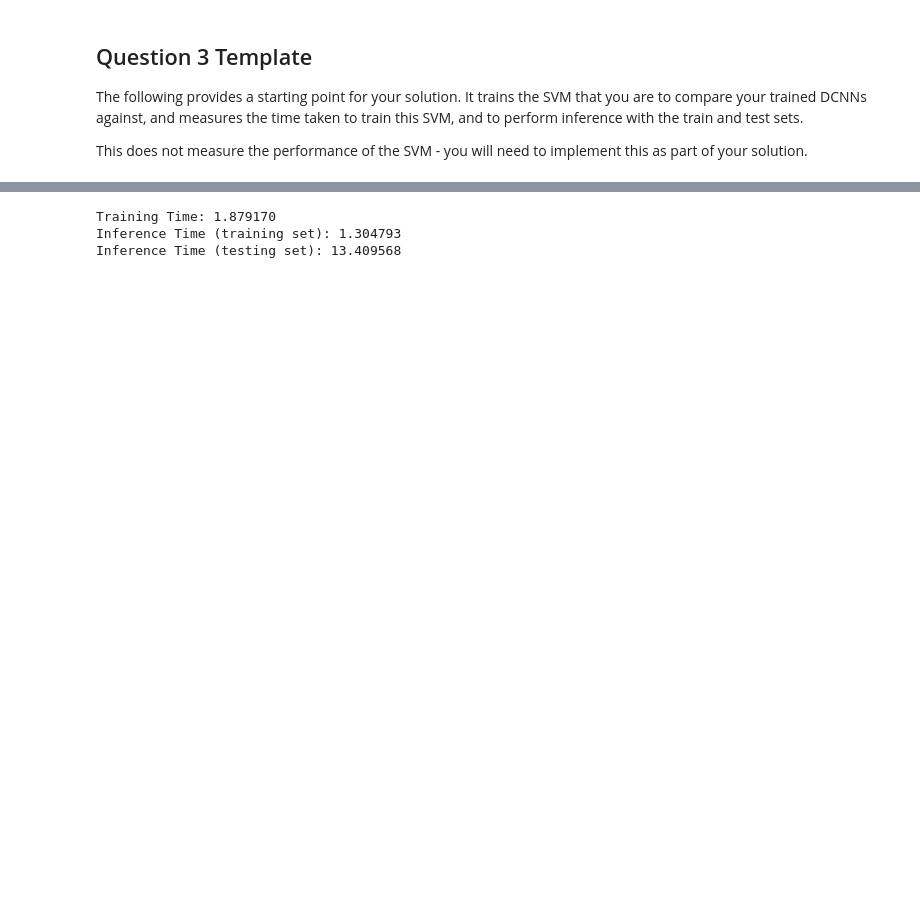
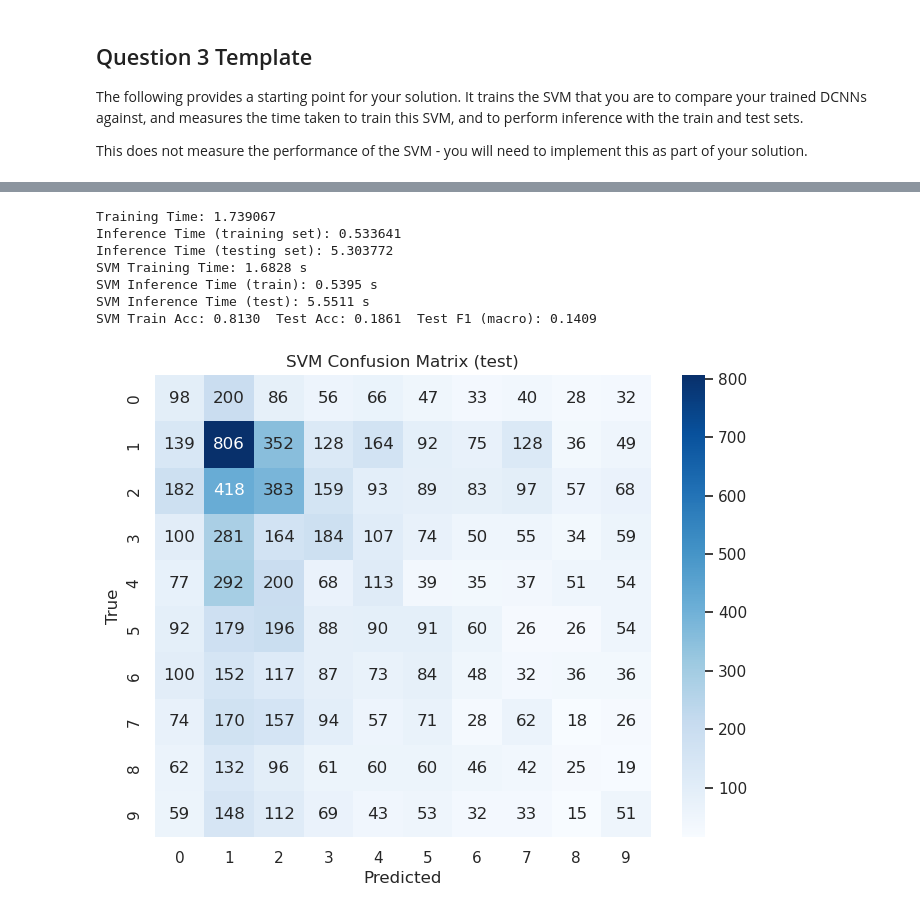
Before and after one commit to matthewgkc/CAB420_A1A, a Jupyter notebook: CAB420_A1A_Q3_Template.ipynb, the cells around one changed output, grey strips where cells are left out. Cells and saved outputs as stored; diff of their text form; code cells hidden in the pictures; blank space fills up the shorter version.

```diff
--- a/CAB420_A1A_Q3_Template.ipynb
+++ b/CAB420_A1A_Q3_Template.ipynb
@@ -211,7 +252,7 @@ from sklearn.svm import SVC
 from time import process_time
 
 # load data
-train_X, train_Y,val_X, val_Y, test_X, test_Y = load_data('../Data/Q3/q3_train.mat', '../Data/Q3/q3_validation.mat', '../Data/Q3/q3_test.mat')
+train_X, train_Y,val_X, val_Y, test_X, test_Y = load_data('Q3/q3_train.mat', 'Q3/q3_validation.mat', 'Q3/q3_test.mat')
 
 # any resize, colour change, etc, would go here
 # if you do anything, do the same thing to the training, validation, and test sets
@@ -230,36 +271,85 @@ test_vector_X = vectorise(test_X)
 # measure the start time of training
 svm_train_start = process_time()
 # run the training - note that you don't need to change any parameters here except potentially for the input data is you
 # resize, change colour, etc
 svm = SVC(C = 1.0, kernel = 'linear').fit(train_vector_X, train_Y)
 # record the end time of the training
 svm_train_end = process_time()
 # predict on the training set
 train_predictions = svm.predict(train_vector_X)
 # measure of the time of the training set prediction
 svm_train_pred_end = process_time()
 # predict on the test set
 test_predictions = svm.predict(test_vector_X)
 # measure the end time on the prediction of the test set
 svm_test_pred_end = process_time()
 
 # check how long the SVM took to train
 svm_train_time = svm_train_end - svm_train_start
 # check how long the SVM took to perform inference on the training set
 svm_inference_train_time = svm_train_pred_end - svm_train_end
 # check how long the SVM took to perform inference on the testing set
 svm_inference_test_time = svm_test_pred_end - svm_train_pred_end
 # print some times
 print('Training Time: %f\nInference Time (training set): %f\nInference Time (testing set): %f' % \
       (svm_train_time, svm_inference_train_time, svm_inference_test_time))
 
 # evaluate SVM
 # here you can insert whatever evaluation metrics you feel are appropriate, though F1 and a confusion matrix would be a fair
 # option
+
+# Vectorise
+train_vector_X = vectorise(train_X)
+val_vector_X = vectorise(val_X)
+test_vector_X = vectorise(test_X)
+
+# Train SVM and measure times
+svm_train_start = process_time()
+svm = SVC(C=1.0, kernel='linear', random_state=seed).fit(train_vector_X, train_Y)
+svm_train_end = process_time()
+
+# Inference timing (train)
+svm_train_pred_start = process_time()
+train_pred_svm = svm.predict(train_vector_X)
+svm_train_pred_end = process_time()
+
+# Inference timing (test)
+svm_test_pred_start = process_time()
+test_pred_svm = svm.predict(test_vector_X)
+svm_test_pred_end = process_time()
+
+# Timings
+svm_train_time = svm_train_end - svm_train_start
+svm_inference_train_time = svm_train_pred_end - svm_train_pred_start
+svm_inference_test_time = svm_test_pred_end - svm_test_pred_start
+
+# Metrics
+svm_train_acc = accuracy_score(train_Y, train_pred_svm)
+svm_test_acc = accuracy_score(test_Y, test_pred_svm)
+svm_test_f1 = f1_score(test_Y, test_pred_svm, average='macro')
+
+print('SVM Training Time: %.4f s' % svm_train_time)
+print('SVM Inference Time (train): %.4f s' % svm_inference_train_time)
+print('SVM Inference Time (test): %.4f s' % svm_inference_test_time)
+print('SVM Train Acc: %.4f  Test Acc: %.4f  Test F1 (macro): %.4f' %
+      (svm_train_acc, svm_test_acc, svm_test_f1))
+
+# Confusion matrix (test)
+cm = confusion_matrix(test_Y, test_pred_svm)
+plt.figure(figsize=(8,6))
+sns.heatmap(cm, annot=True, fmt='d', cmap='Blues')
+plt.title('SVM Confusion Matrix (test)')
+plt.xlabel('Predicted'); plt.ylabel('True')
+plt.show()
 # %% [output]
-Training Time: 1.879170
-Inference Time (training set): 1.304793
-Inference Time (testing set): 13.409568
+Training Time: 1.739067
+Inference Time (training set): 0.533641
+Inference Time (testing set): 5.303772
+SVM Training Time: 1.6828 s
+SVM Inference Time (train): 0.5395 s
+SVM Inference Time (test): 5.5511 s
+SVM Train Acc: 0.8130  Test Acc: 0.1861  Test F1 (macro): 0.1409
+[figure, added]
 # %%
 # develop, evaluate and compare DCNNs
 #
```
Also changed, not shown: parts of 6 cells of this notebook, 6 other files.
